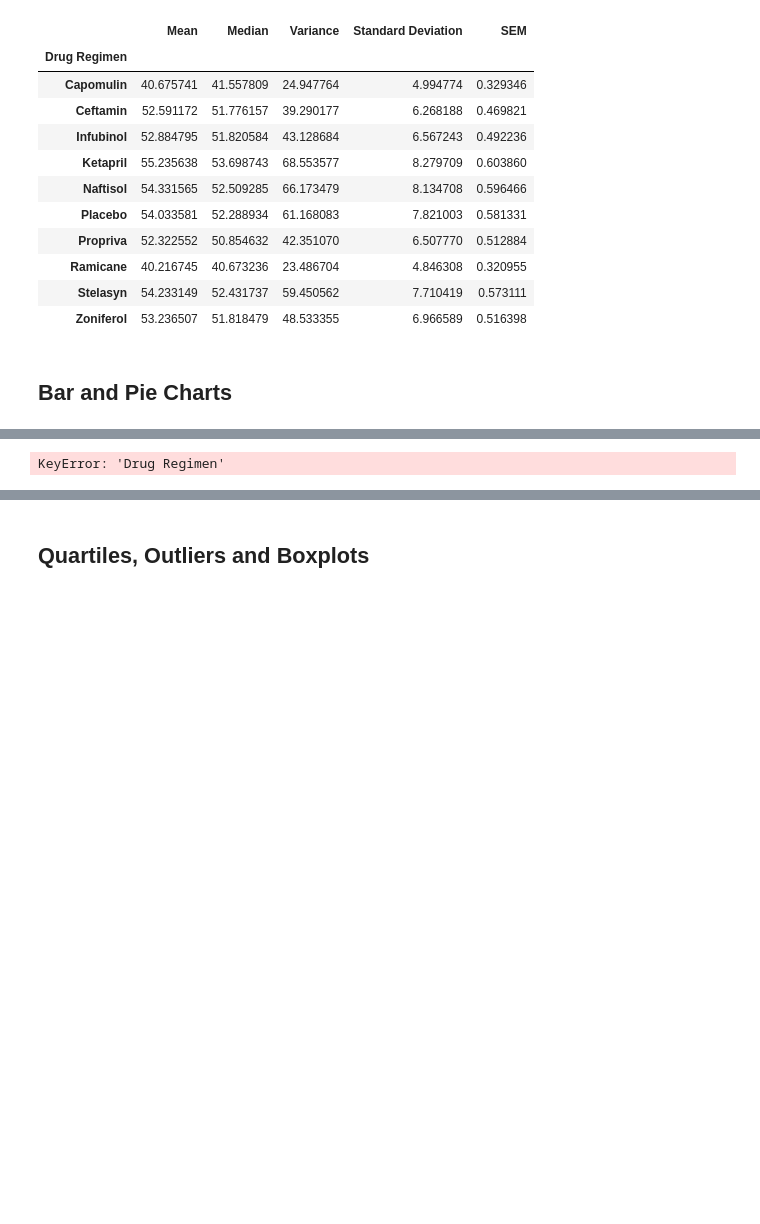
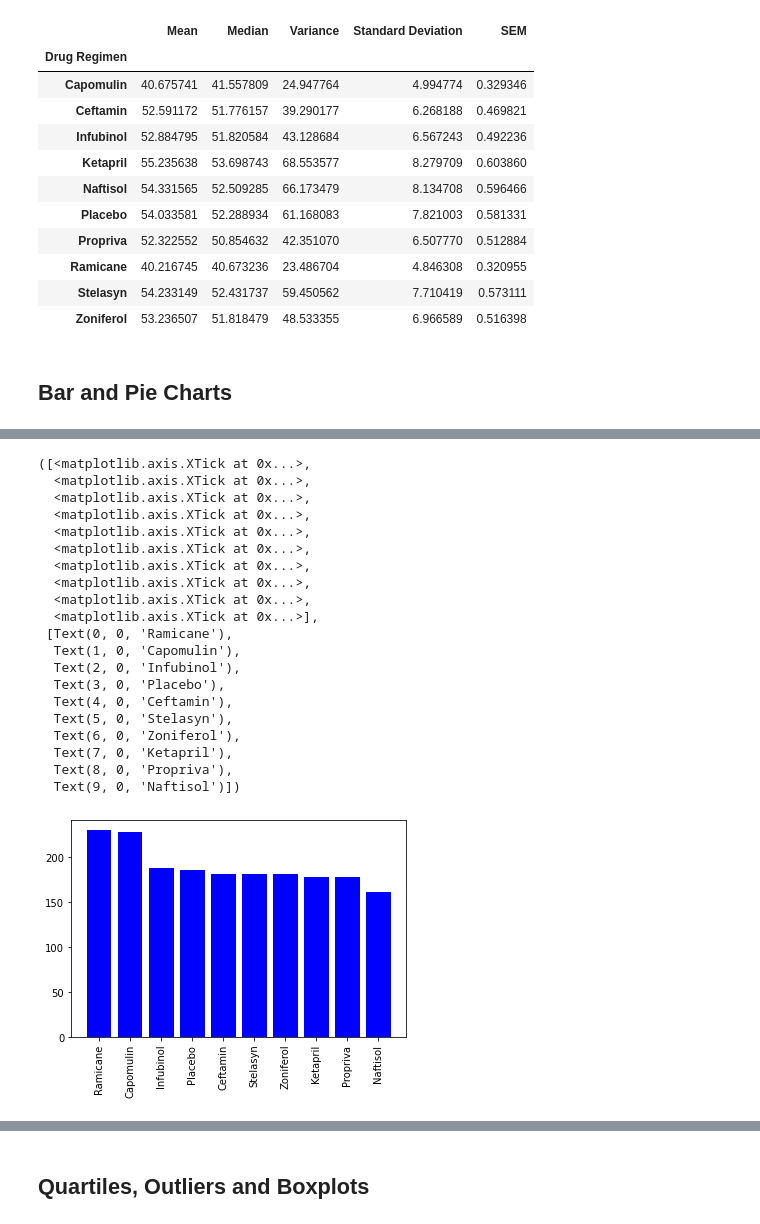
Before and after one commit to sustainedtang/matplotlib-challenge-, a Jupyter notebook: pymaceuticals_starter.ipynb, the cells around one changed output, grey strips where cells are left out. Saved outputs shown, nothing was run; the diff lists cells and outputs as text; code cells hidden in the pictures; blank space fills up the shorter version.

```diff
--- a/pymaceuticals_starter.ipynb
+++ b/pymaceuticals_starter.ipynb
@@ -133,4 +133,6 @@ drug_table
 drug_count = combined_data["Drug Regimen"].value_counts()
 drug_bars = drug_count.plot(kind="bar")
 plt.tight_layout()
+drug_names = combined_data.drop_duplicates(subset="Drug Regimen")
+drug_names.head(None)
 # %% [output]
@@ -143,9 +150,29 @@ Name: Drug Regimen, dtype: int64
 [figure]
 # %%
 # Generate a bar plot showing the total number of measurements taken on each drug regimen using pyplot.
-x_axis = (list(drug_table["Drug Regimen"]))
+x_axis = np.arange(len(drug_table))
 tick_locations = [value for value in x_axis]
 plt.bar(x_axis, drug_count, color="b", align="center")
-plt.xlabel = combined_data["Drug Regimen"]
+plt.xticks(tick_locations, drug_names['Drug Regimen'], rotation="vertical")
 # %% [output]
-KeyError: 'Drug Regimen'
+([<matplotlib.axis.XTick at 0x...>,
+  <matplotlib.axis.XTick at 0x...>,
+  <matplotlib.axis.XTick at 0x...>,
+  <matplotlib.axis.XTick at 0x...>,
+  <matplotlib.axis.XTick at 0x...>,
+  <matplotlib.axis.XTick at 0x...>,
+  <matplotlib.axis.XTick at 0x...>,
+  <matplotlib.axis.XTick at 0x...>,
+  <matplotlib.axis.XTick at 0x...>,
+  <matplotlib.axis.XTick at 0x...>],
+ [Text(0, 0, 'Ramicane'),
+  Text(1, 0, 'Capomulin'),
+  Text(2, 0, 'Infubinol'),
+  Text(3, 0, 'Placebo'),
+  Text(4, 0, 'Ceftamin'),
+  Text(5, 0, 'Stelasyn'),
+  Text(6, 0, 'Zoniferol'),
+  Text(7, 0, 'Ketapril'),
+  Text(8, 0, 'Propriva'),
+  Text(9, 0, 'Naftisol')])
+[figure, added]
```
Also changed, not shown: parts of 4 cells of this notebook.
